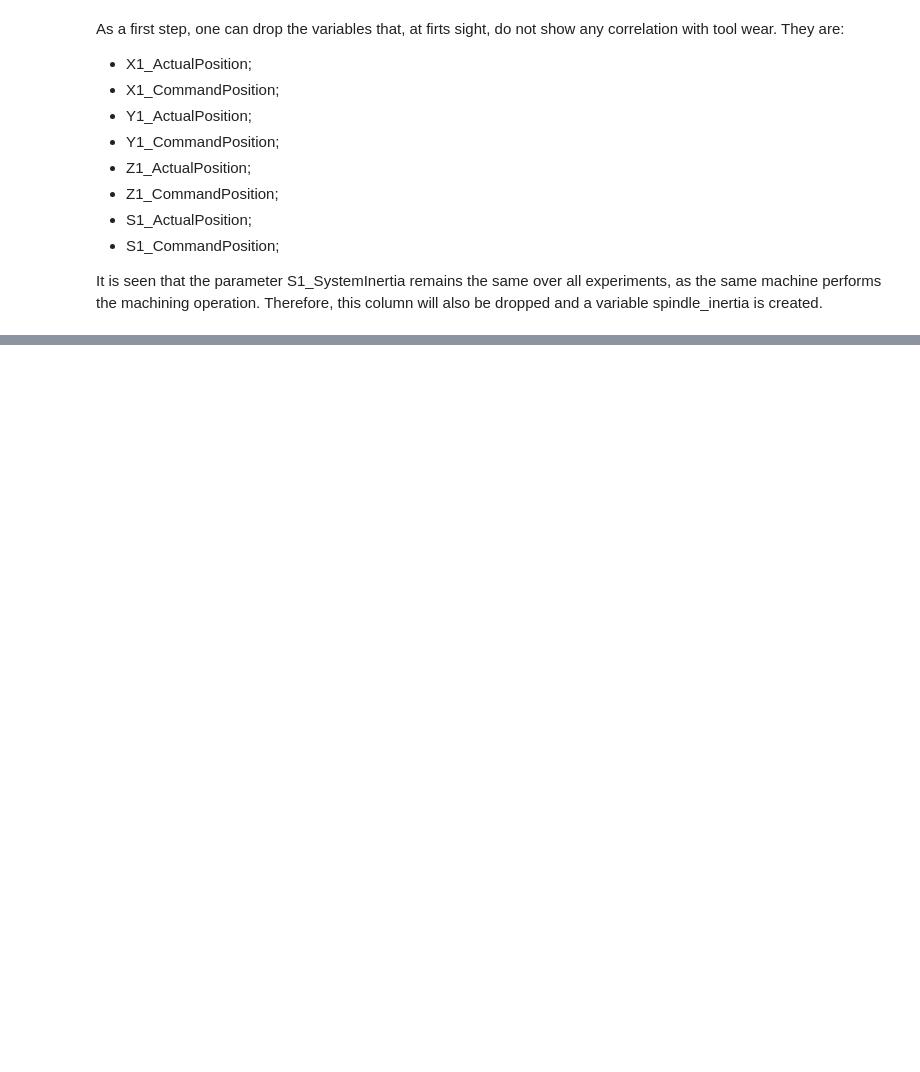
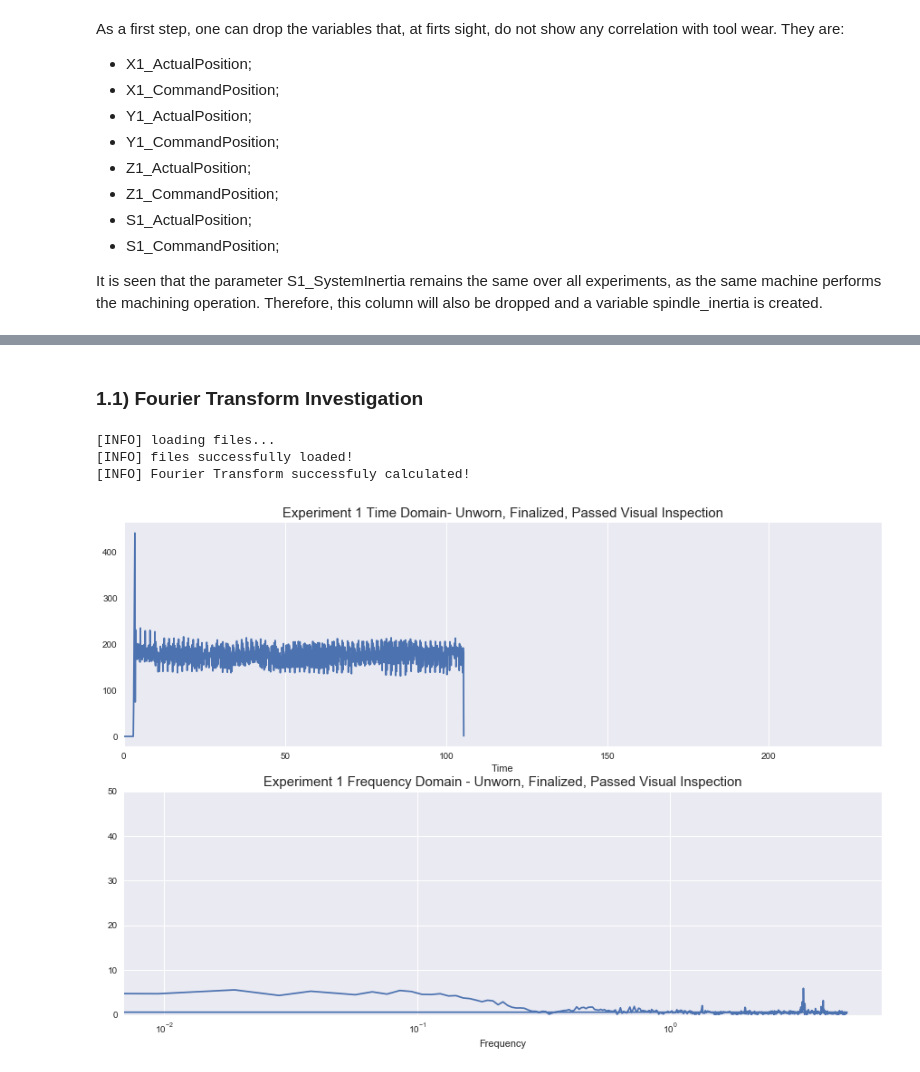
Before and after one commit to flyinginte/toolwear_cncmilling, a Jupyter notebook: eda_cncmilling.ipynb, the cells around one changed output, grey strips where cells are left out. Cells and saved outputs as stored; diff of their text form; code cells hidden in the pictures; blank space fills up the shorter version.

Commit message:
Fourier Transform. Es fehlen noch, Fehler in den Plots zu korrigieren und eine Analyse von den ergebenen Daten durchzuführen.

```diff
--- a/eda_cncmilling.ipynb
+++ b/eda_cncmilling.ipynb
@@ -75,0 +138,49 @@ pl.grid(axis = 'y');
+# %% [markdown]
+### 1.1) Fourier Transform Investigation
+# %%
+import glob
+
+# import experiment data
+print("[INFO] loading files...")
+experimentsPath = "C:/Users/thiag/Desktop/MachineLearning/projects/toolwear_cncmilling/experiments/*.csv"
+experimentsPath = glob.glob(experimentsPath)
+sp = SpindlePower()
+power_signal, tool_condition, process_complete, visual_inspection = sp.load_experiments(experimentsPath)
+print("[INFO] files successfully loaded!")
+
+# FFT calculation
+ps_psd = []
+ps_freq = []
+for i in np.arange(len(power_signal)):
+    psd, freq = sp.fourier_transform(power_signal[i])
+    ps_psd.append(psd)
+    ps_freq.append(freq)
+print("[INFO] Fourier Transform successfuly calculated!")
+# %% [output]
+[INFO] loading files...
+[INFO] files successfully loaded!
+[INFO] Fourier Transform successfuly calculated!
+# %%
+### Experiment 1 ###
+gs = gridspec.GridSpec(2, 1)
+pl.figure(figsize = (15,10))
+
+# Time Domain
+ax = pl.subplot(gs[0,0])
+pl.plot(np.arange(0,len(power_signal[0].index)*0.1, 0.1), power_signal[0]*1000)
+pl.title("Experiment 1 Time Domain- Unworn, Finalized, Passed Visual Inspection", fontsize = 15)
+plt.xlabel("Time")
+plt.xlim(left = 0, right = 235)
+pl.grid(axis = 'y');
+
+# Frequency Domain
+ax = pl.subplot(gs[1,0])
+plt.style.use("seaborn")
+plt.plot(ps_freq[0], ps_psd[0])
+plt.xscale(value = "log")
+plt.ylim(top = 50, bottom = 0)
+# plt.xlim(left = 0.01, right = 235)
+plt.xlabel("Frequency")
+plt.title("Experiment 1 Frequency Domain - Unworn, Finalized, Passed Visual Inspection", fontsize = 15);
+# %% [output]
+[figure, added]
```
Also changed, not shown: parts of 22 cells of this notebook, 1 other file.
